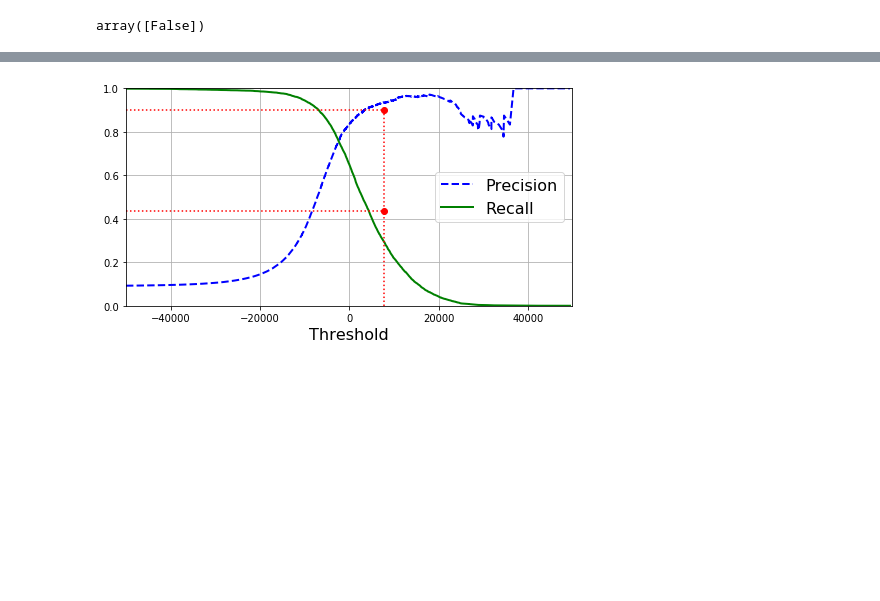
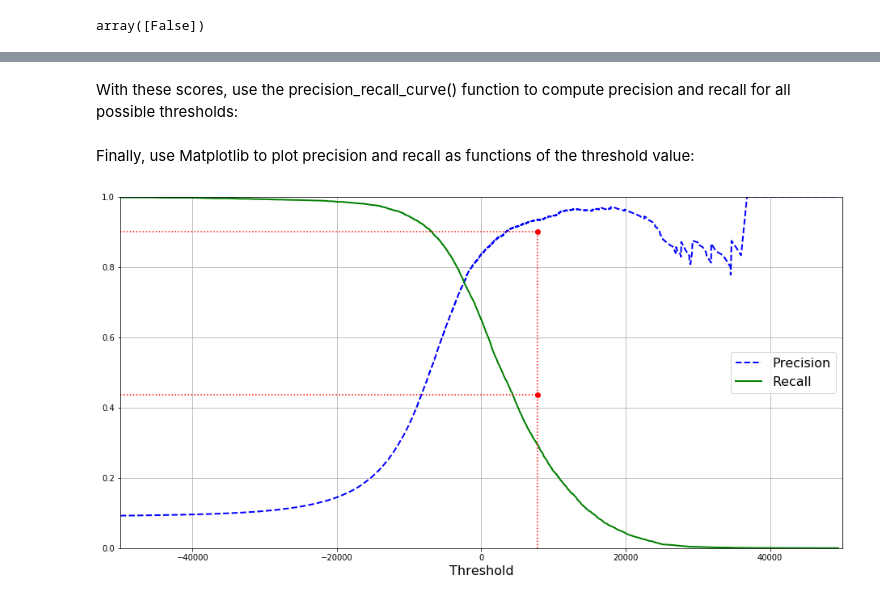
Before and after one commit to vitormeriat/machine-learning-studies, a Jupyter notebook: ml/02-classification.ipynb, the cells around one changed output, grey strips where cells are left out. Cells and saved outputs as stored; diff of their text form; code cells hidden in the pictures; blank space fills up the shorter version.

```diff
--- a/ml/02-classification.ipynb
+++ b/ml/02-classification.ipynb
@@ -224,5 +353,7 @@ array([False])
 # %%
 y_scores = cross_val_predict(sgd_clf, X_train, y_train_5, cv=3, method="decision_function")
+# %% [markdown]
+With these scores, use the precision_recall_curve() function to compute precision and recall for all possible thresholds:
 # %%
 from sklearn.metrics import precision_recall_curve
 
@@ -230,20 +376,14 @@ precisions, recalls, thresholds = precision_recall_curve(y_train_5, y_scores)
+# %% [markdown]
+Finally, use Matplotlib to plot precision and recall as functions of the threshold value:
 # %%
-def plot_precision_recall_vs_threshold(precisions, recalls, thresholds):
-    plt.plot(thresholds, precisions[:-1], "b--", label="Precision", linewidth=2)
-    plt.plot(thresholds, recalls[:-1], "g-", label="Recall", linewidth=2)
-    plt.legend(loc="center right", fontsize=16) # Not shown in the book
-    plt.xlabel("Threshold", fontsize=16)        # Not shown
-    plt.grid(True)                              # Not shown
-    plt.axis([-50000, 50000, 0, 1])             # Not shown
-
-plt.figure(figsize=(8, 4))                      # Not shown
+plt.figure(figsize=(16, 8))                      # Not shown
 plot_precision_recall_vs_threshold(precisions, recalls, thresholds)
 plt.plot([7813, 7813], [0., 0.9], "r:")         # Not shown
 plt.plot([-50000, 7813], [0.9, 0.9], "r:")      # Not shown
 plt.plot([-50000, 7813], [0.4368, 0.4368], "r:")# Not shown
 plt.plot([7813], [0.9], "ro")                   # Not shown
 plt.plot([7813], [0.4368], "ro")                # Not shown
 #save_fig("precision_recall_vs_threshold_plot")  # Not shown
 plt.show()
 # %% [output]
-[figure, old version]
+[figure, new version]
```
Also changed, not shown: parts of 33 cells of this notebook.
